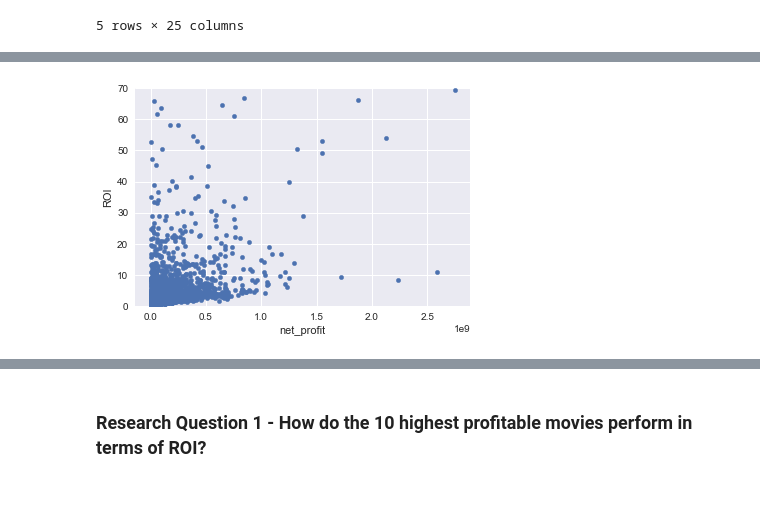
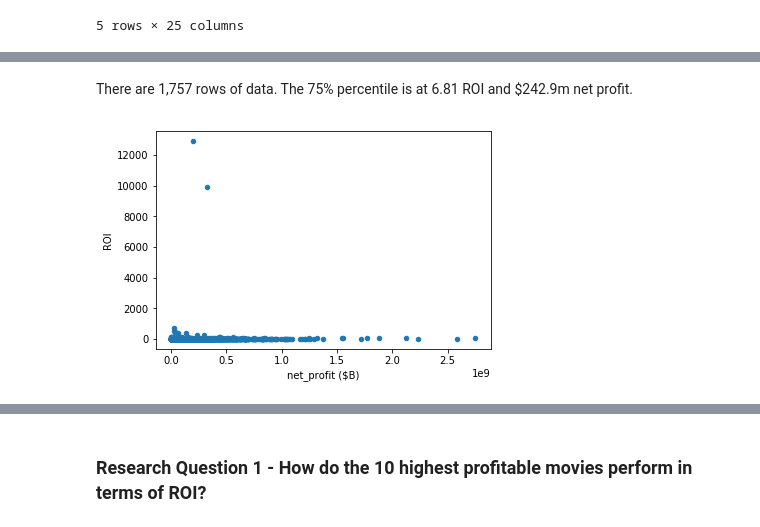
Before and after one commit to daviannadarajah/DAND-Term-1-Project-3, a Jupyter notebook: DAND Term 1 - Project 3 - TMDb movie data .ipynb, the cells around one changed output, grey strips where cells are left out. Cells and saved outputs as stored; diff of their text form; code cells hidden in the pictures; blank space fills up the shorter version.

```diff
--- a/DAND Term 1 - Project 3 - TMDb movie data .ipynb
+++ b/DAND Term 1 - Project 3 - TMDb movie data .ipynb
@@ -530,7 +518,7 @@ Now I'm going to drop all the columns I am not going to use. These are:
 - `production_companies`
 # %%
 # Dropping unused columns
-df= df.drop(['budget', 'revenue', 'cast', 'homepage', 'director',
+df= df.drop(['budget', 'revenue', 'cast', 'homepage', 'director', 'runtime',
          'tagline', 'keywords', 'overview', 'production_companies'], axis=1)
 # %%
 # Finally, let's filter out the movies that made a profit.
@@ -595,8 +605,9 @@ df.head(10)
+# %% [markdown]
+There are 1,757 rows of data. The 75% percentile is at 6.81 ROI and $242.9m net profit.
 # %%
-df_graph = df_p
-df_graph.plot(x="net_profit", y="ROI", kind="scatter")
-
-plt.ylim(0, 70)
+# General look at data - net_profit vs ROI
+df.plot(x="net_profit", y="ROI", kind="scatter")
+plt.xlabel('net_profit ($B)')
 plt.show()
 # %% [output]
-[figure, old version]
+[figure, new version]
```
Also changed, not shown: parts of 80 cells of this notebook.
